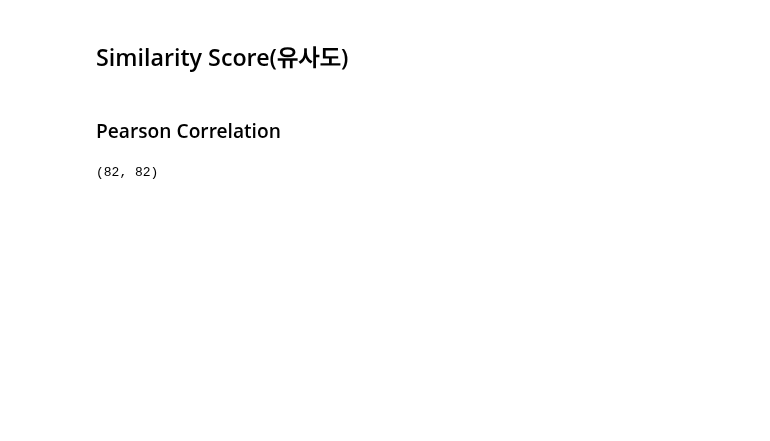
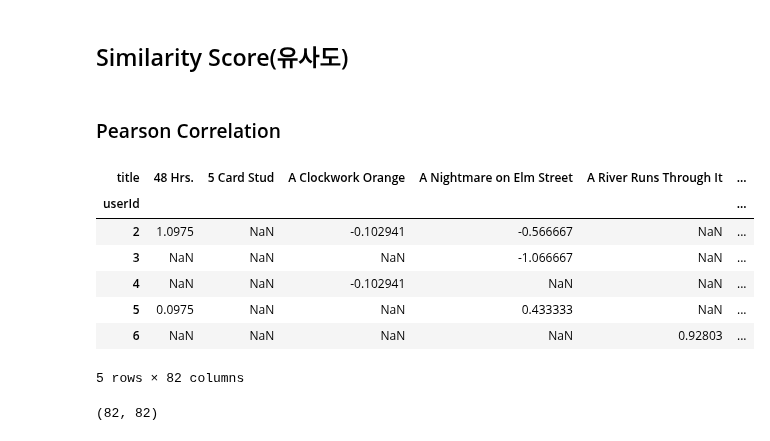
Before and after one commit to parking-place/PlayData_v2, a Jupyter notebook: 06. deep learning/4. RS Pytorch/3. Item-based Collaborative Filtering.ipynb, the cells around one changed output. Saved outputs shown, nothing was run; the diff lists cells and outputs as text; code cells hidden in the pictures; blank space fills up the shorter version.

```diff
--- a/06. deep learning/4. RS Pytorch/3. Item-based Collaborative Filtering.ipynb
+++ b/06. deep learning/4. RS Pytorch/3. Item-based Collaborative Filtering.ipynb
@@ -211,6 +230,17 @@ matrix_norm.head()
 ## Similarity Score(유사도)
 # %% [markdown]
 ### Pearson Correlation
+# %%
+matrix_norm.T.head()
+# %% [output]
+| title | 48 Hrs. | 5 Card Stud | A Clockwork Orange | A Nightmare on Elm Street | A River Runs Through It | ... |
+| userId |  |  |  |  |  | ... |
+| 2 | 1.0975 | NaN | -0.102941 | -0.566667 | NaN | ... |
+| 3 | NaN | NaN | NaN | -1.066667 | NaN | ... |
+| 4 | NaN | NaN | -0.102941 | NaN | NaN | ... |
+| 5 | 0.0975 | NaN | NaN | 0.433333 | NaN | ... |
+| 6 | NaN | NaN | NaN | NaN | 0.92803 | ... |
+5 rows × 82 columns
 # %%
 # Item similarity matrix using Pearson correlation
 item_similarity = matrix_norm.T.corr()
```
Also changed, not shown: parts of 83 cells of this notebook, 8 other files.
